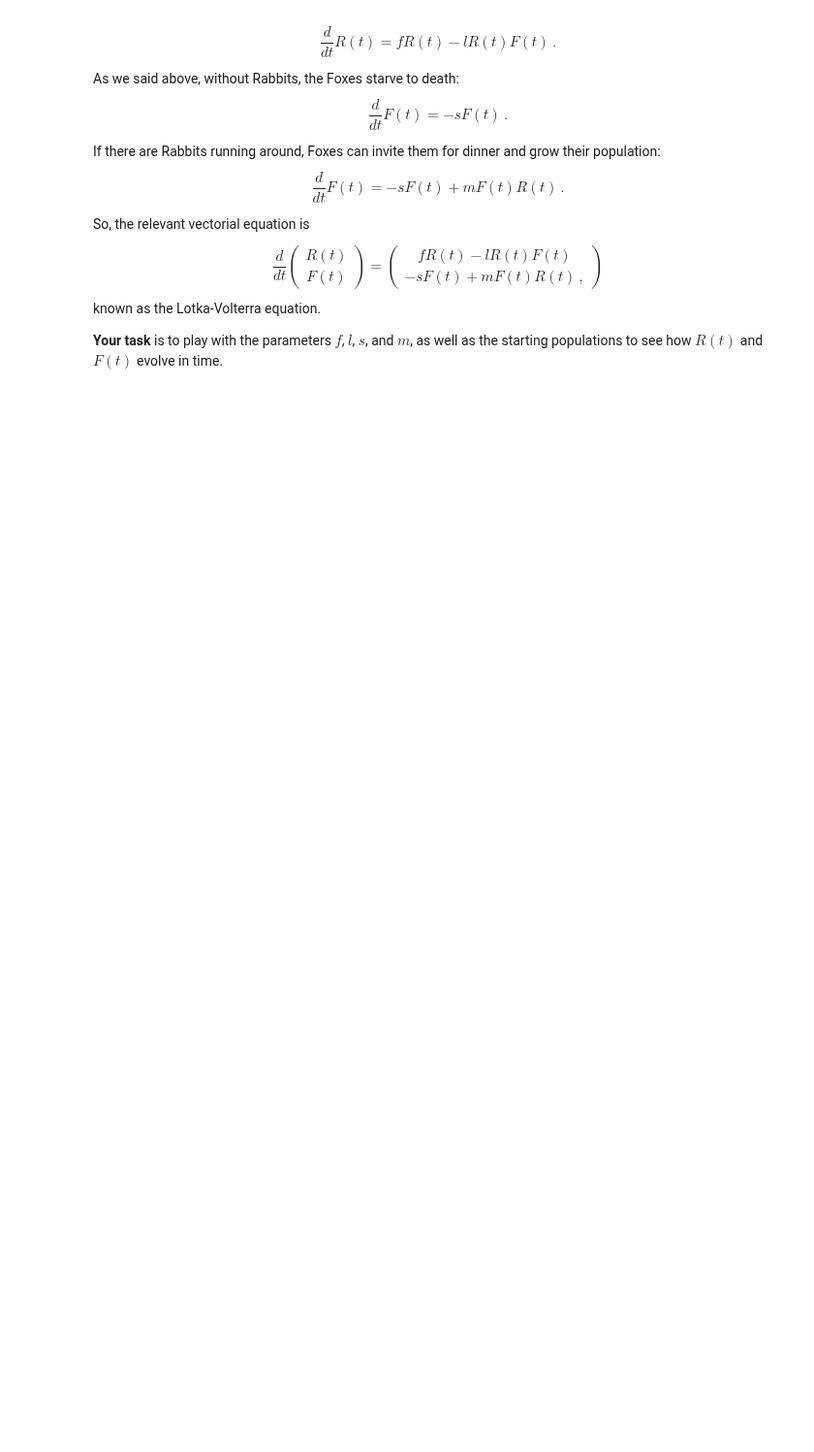
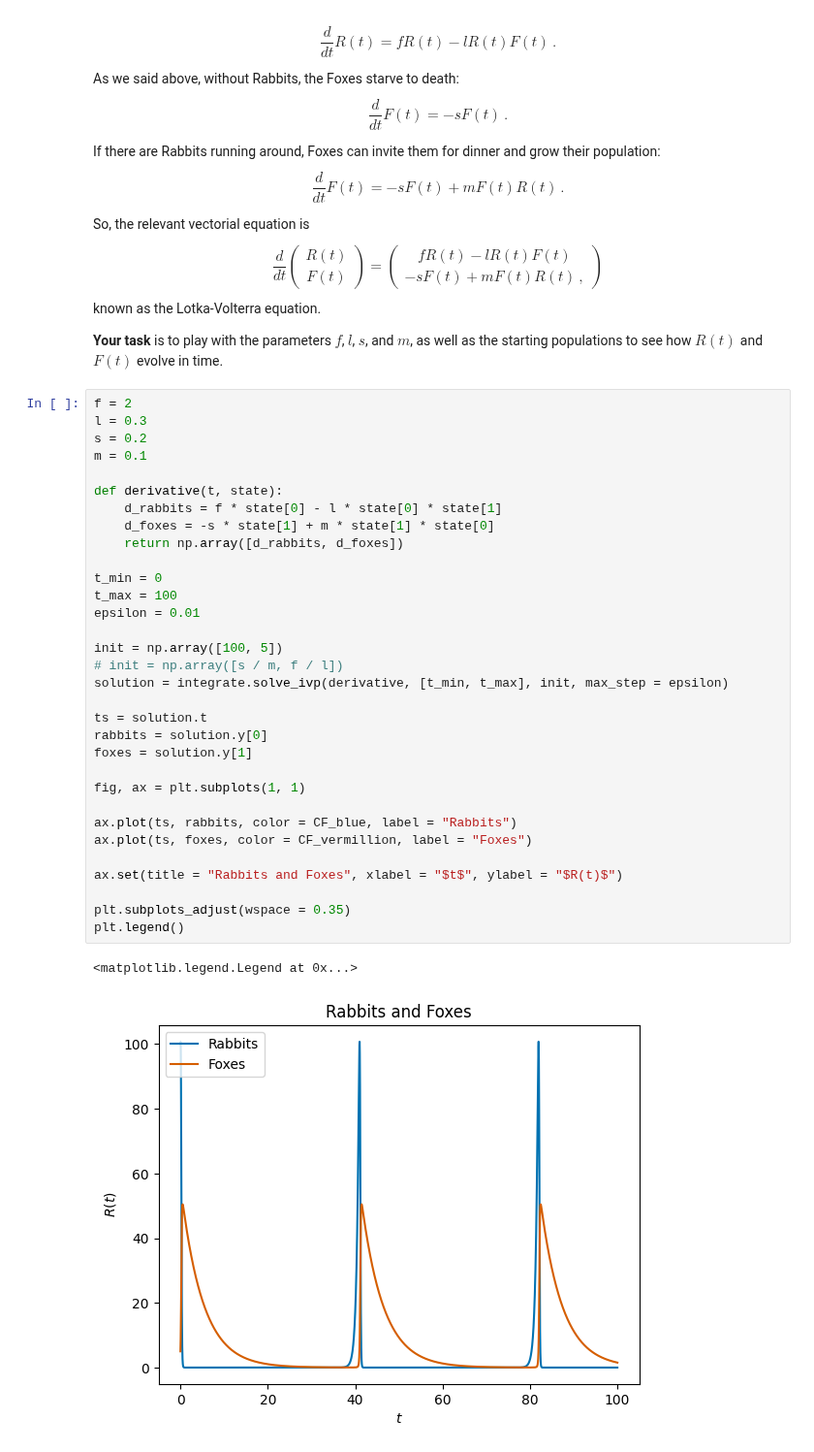
Before and after one commit to vibilanj/cmps, a Jupyter notebook: workshop/W3_Python_and_IVPs_S.ipynb, the cells around one changed output. Shown at 97% size. Drawn from its saved outputs; the diff is of its cells as text; blank space fills up the shorter version.

```diff
--- a/workshop/W3_Python_and_IVPs_S.ipynb
+++ b/workshop/W3_Python_and_IVPs_S.ipynb
@@ -182,3 +182,38 @@ $$
 known as the Lotka-Volterra equation.
 
 **Your task** is to play with the parameters $f$, $l$, $s$, and $m$, as well as the starting populations to see how $R\left(t\right)$ and $F\left(t\right)$ evolve in time.
+# %%
+f = 2
+l = 0.3
+s = 0.2
+m = 0.1
+
+def derivative(t, state):
+    d_rabbits = f * state[0] - l * state[0] * state[1]
+    d_foxes = -s * state[1] + m * state[1] * state[0]
+    return np.array([d_rabbits, d_foxes])
+
+t_min = 0
+t_max = 100
+epsilon = 0.01
+
+init = np.array([100, 5])
+# init = np.array([s / m, f / l])
+solution = integrate.solve_ivp(derivative, [t_min, t_max], init, max_step = epsilon)
+
+ts = solution.t
+rabbits = solution.y[0]
+foxes = solution.y[1]
+
+fig, ax = plt.subplots(1, 1)
+
+ax.plot(ts, rabbits, color = CF_blue, label = "Rabbits")
+ax.plot(ts, foxes, color = CF_vermillion, label = "Foxes")
+
+ax.set(title = "Rabbits and Foxes", xlabel = "$t$", ylabel = "$R(t)$")
+
+plt.subplots_adjust(wspace = 0.35)
+plt.legend()
+# %% [output]
+<matplotlib.legend.Legend at 0x...>
+[figure, added]
```
Also changed, not shown: parts of 5 cells of this notebook.
